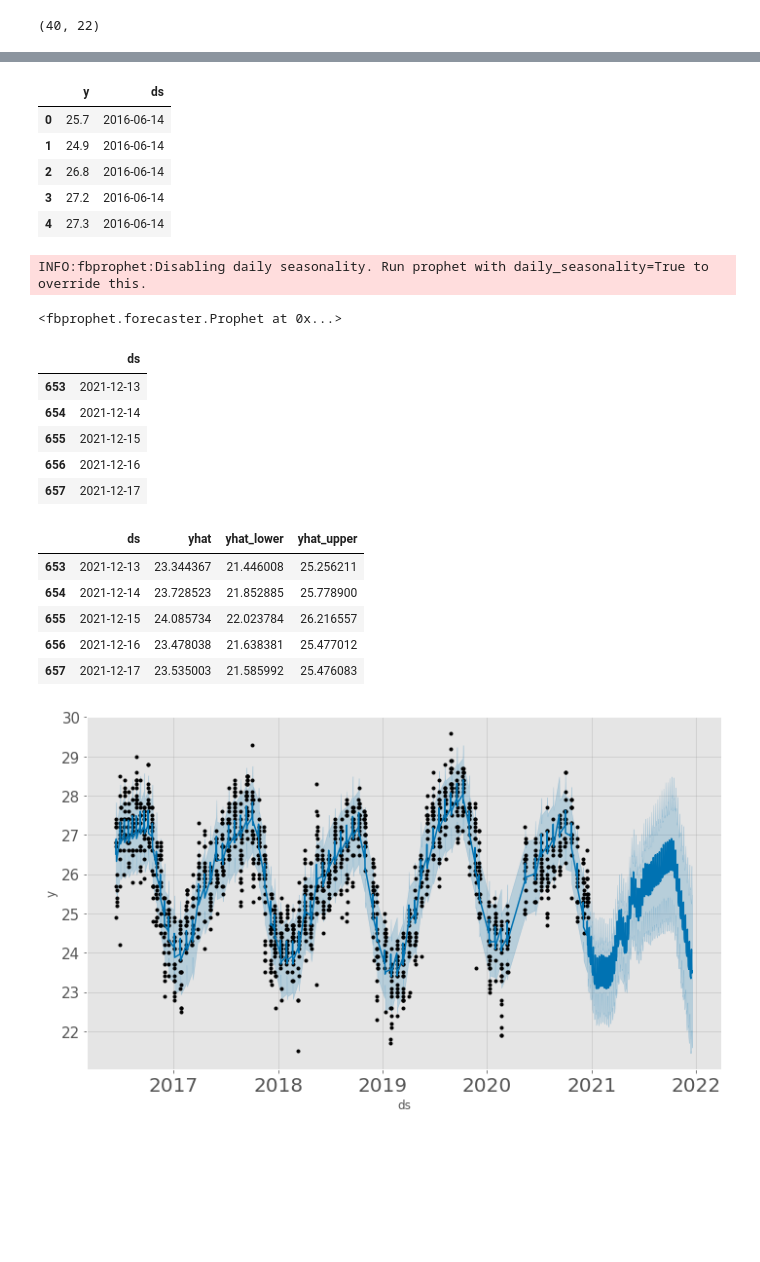
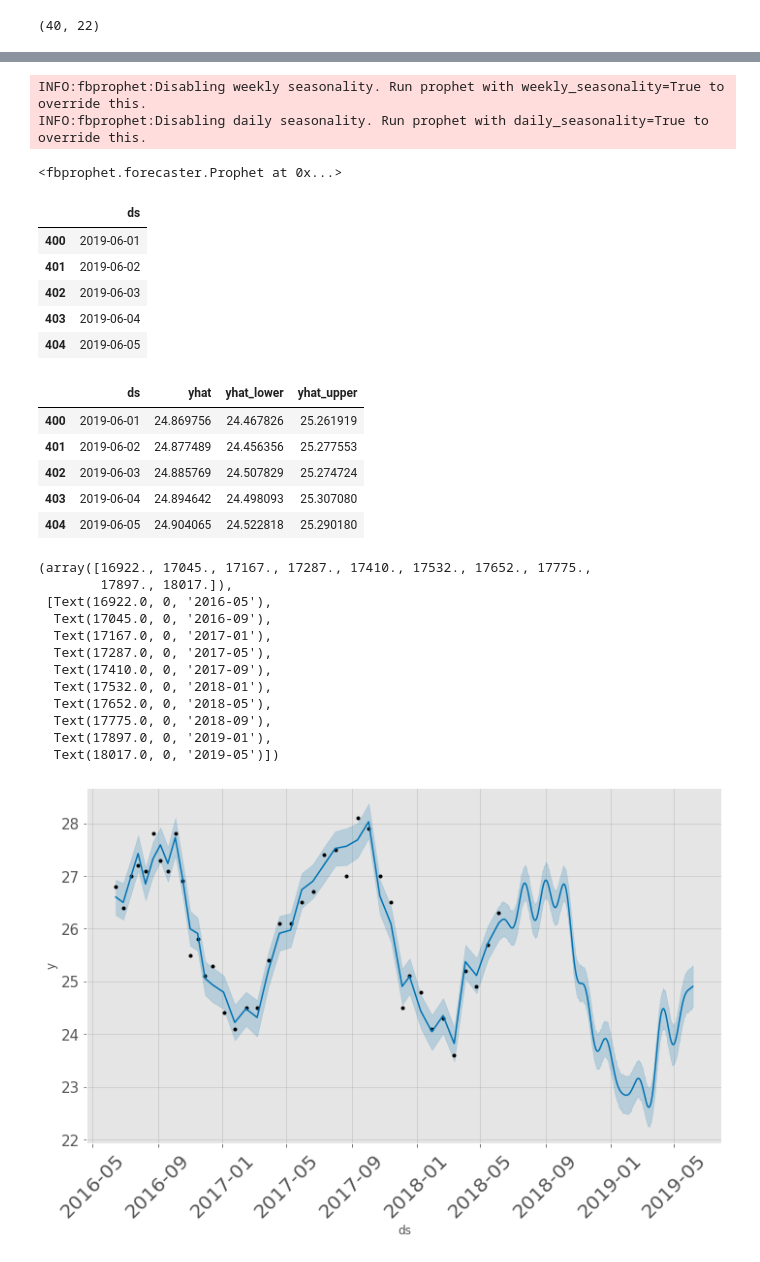
Before and after one commit to benkarlsberg/Maui-Water-Quality-Analysis, a Jupyter notebook: EDA.ipynb, the cells around one changed output, grey strips where cells are left out. Cells and saved outputs as stored; diff of their text form; code cells hidden in the pictures; blank space fills up the shorter version.

```diff
--- a/EDA.ipynb
+++ b/EDA.ipynb
@@ -120,0 +129,2 @@ plt.hist(rab['Temp'], bins= 15)
+# %%
+rab_temp = rab[['Datetime', 'Temp']]
@@ -202 +172,3 @@ rpo.shape
+# %%
+rab_temp = rab_temp.rename(columns= {"Datetime": "ds", "Temp": "y"})
 # %%
@@ -221,9 +182,0 @@ rpo = rpo.rename(columns= {"Temp": "y", "Datetime": "ds"})
-# %%
-rpo.head()
-# %% [output]
-|  | y | ds |
-| 0 | 25.7 | 2016-06-14 |
-| 1 | 24.9 | 2016-06-14 |
-| 2 | 26.8 | 2016-06-14 |
-| 3 | 27.2 | 2016-06-14 |
-| 4 | 27.3 | 2016-06-14 |
@@ -232,7 +183,8 @@ rpo = rpo[['ds', 'y']]
 # %%
-m = Prophet()
-m.fit(rpo)
+m = Prophet(yearly_seasonality=True)
+m.fit(rab_temp)
 # %% [output]
+INFO:fbprophet:Disabling weekly seasonality. Run prophet with weekly_seasonality=True to override this.
 INFO:fbprophet:Disabling daily seasonality. Run prophet with daily_seasonality=True to override this.
 <fbprophet.forecaster.Prophet at 0x...>
 # %%
@@ -240,23 +192,36 @@ future = m.make_future_dataframe(periods=365)
 future.tail()
 # %% [output]
 |  | ds |
-| 653 | 2021-12-13 |
-| 654 | 2021-12-14 |
-| 655 | 2021-12-15 |
-| 656 | 2021-12-16 |
-| 657 | 2021-12-17 |
+| 400 | 2019-06-01 |
+| 401 | 2019-06-02 |
+| 402 | 2019-06-03 |
+| 403 | 2019-06-04 |
+| 404 | 2019-06-05 |
 # %%
 forecast = m.predict(future)
 forecast[['ds', 'yhat', 'yhat_lower', 'yhat_upper']].tail()
 # %% [output]
 |  | ds | yhat | yhat_lower | yhat_upper |
-| 653 | 2021-12-13 | 23.344367 | 21.446008 | 25.256211 |
-| 654 | 2021-12-14 | 23.728523 | 21.852885 | 25.778900 |
-| 655 | 2021-12-15 | 24.085734 | 22.023784 | 26.216557 |
-| 656 | 2021-12-16 | 23.478038 | 21.638381 | 25.477012 |
-| 657 | 2021-12-17 | 23.535003 | 21.585992 | 25.476083 |
+| 400 | 2019-06-01 | 24.869756 | 24.467826 | 25.261919 |
+| 401 | 2019-06-02 | 24.877489 | 24.456356 | 25.277553 |
+| 402 | 2019-06-03 | 24.885769 | 24.507829 | 25.274724 |
+| 403 | 2019-06-04 | 24.894642 | 24.498093 | 25.307080 |
+| 404 | 2019-06-05 | 24.904065 | 24.522818 | 25.290180 |
 # %%
 fig1 = m.plot(forecast)
+plt.xticks(rotation = 45)
 # %% [output]
+(array([16922., 17045., 17167., 17287., 17410., 17532., 17652., 17775.,
+        17897., 18017.]),
+ [Text(16922.0, 0, '2016-05'),
+  Text(17045.0, 0, '2016-09'),
+  Text(17167.0, 0, '2017-01'),
+  Text(17287.0, 0, '2017-05'),
+  Text(17410.0, 0, '2017-09'),
+  Text(17532.0, 0, '2018-01'),
+  Text(17652.0, 0, '2018-05'),
+  Text(17775.0, 0, '2018-09'),
+  Text(17897.0, 0, '2019-01'),
+  Text(18017.0, 0, '2019-05')])
-[figure, old version]
+[figure, new version]
 # %%
```
Also changed, not shown: parts of 25 cells of this notebook.
